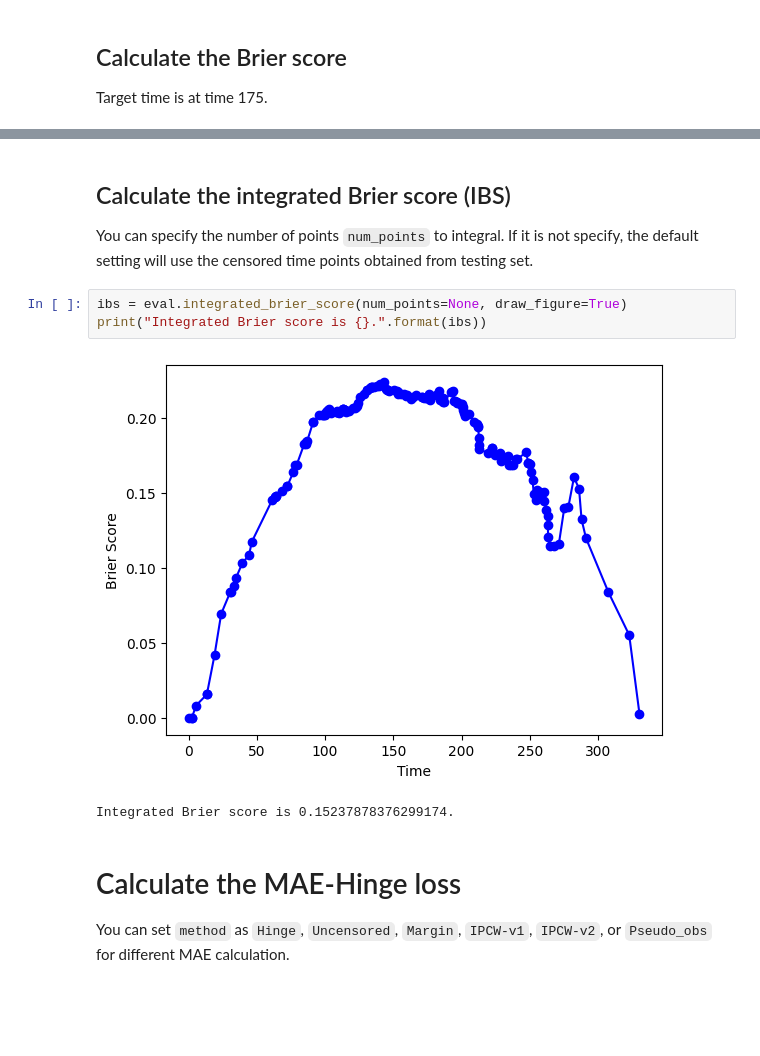
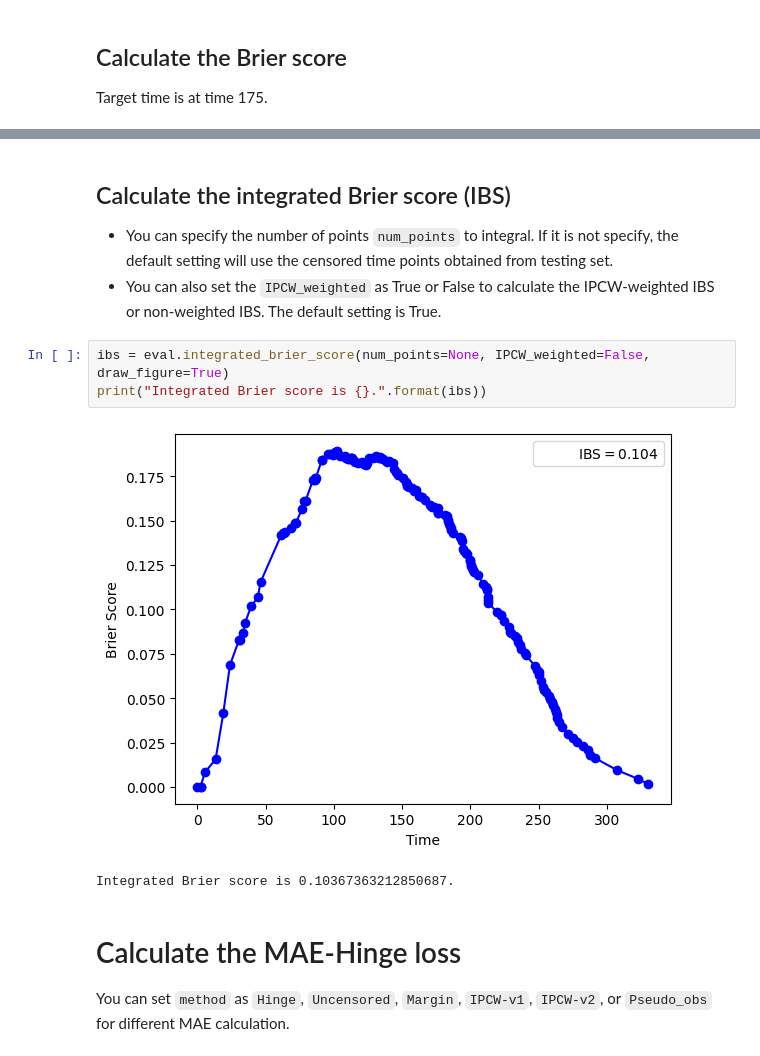
Before and after one commit to shi-ang/SurvivalEVAL, a Jupyter notebook: Examples/Pycox_Example.ipynb, the cells around one changed output, grey strips where cells are left out. Drawn from its saved outputs; the diff is of its cells as text; blank space fills up the shorter version.

Commit message:
- add non-weighted BS and IBS - minor code style changes

```diff
--- a/Examples/Pycox_Example.ipynb
+++ b/Examples/Pycox_Example.ipynb
@@ -172,12 +172,13 @@ Brier score at time 175 is 0.21502647117132093.
 # %% [markdown]
 ## Calculate the integrated Brier score (IBS)
-You can specify the number of points `num_points` to integral. If it is not specify, the default setting will use the censored time points obtained from testing set.
+- You can specify the number of points `num_points` to integral. If it is not specify, the default setting will use the censored time points obtained from testing set.
+- You can also set the `IPCW_weighted` as True or False to calculate the IPCW-weighted IBS or non-weighted IBS. The default setting is True.
 # %%
-ibs = eval.integrated_brier_score(num_points=None, draw_figure=True)
+ibs = eval.integrated_brier_score(num_points=None, IPCW_weighted=False, draw_figure=True)
 print("Integrated Brier score is {}.".format(ibs))
 # %% [output]
-[figure, old version]
+[figure, new version]
-Integrated Brier score is 0.15237878376299174.
+Integrated Brier score is 0.10367363212850687.
 # %% [markdown]
 # Calculate the MAE-Hinge loss
 You can set `method` as `Hinge`, `Uncensored`, `Margin`, `IPCW-v1`, `IPCW-v2`, or `Pseudo_obs` for different MAE calculation.
```
Also changed, not shown: parts of 6 cells of this notebook, 6 other files.
